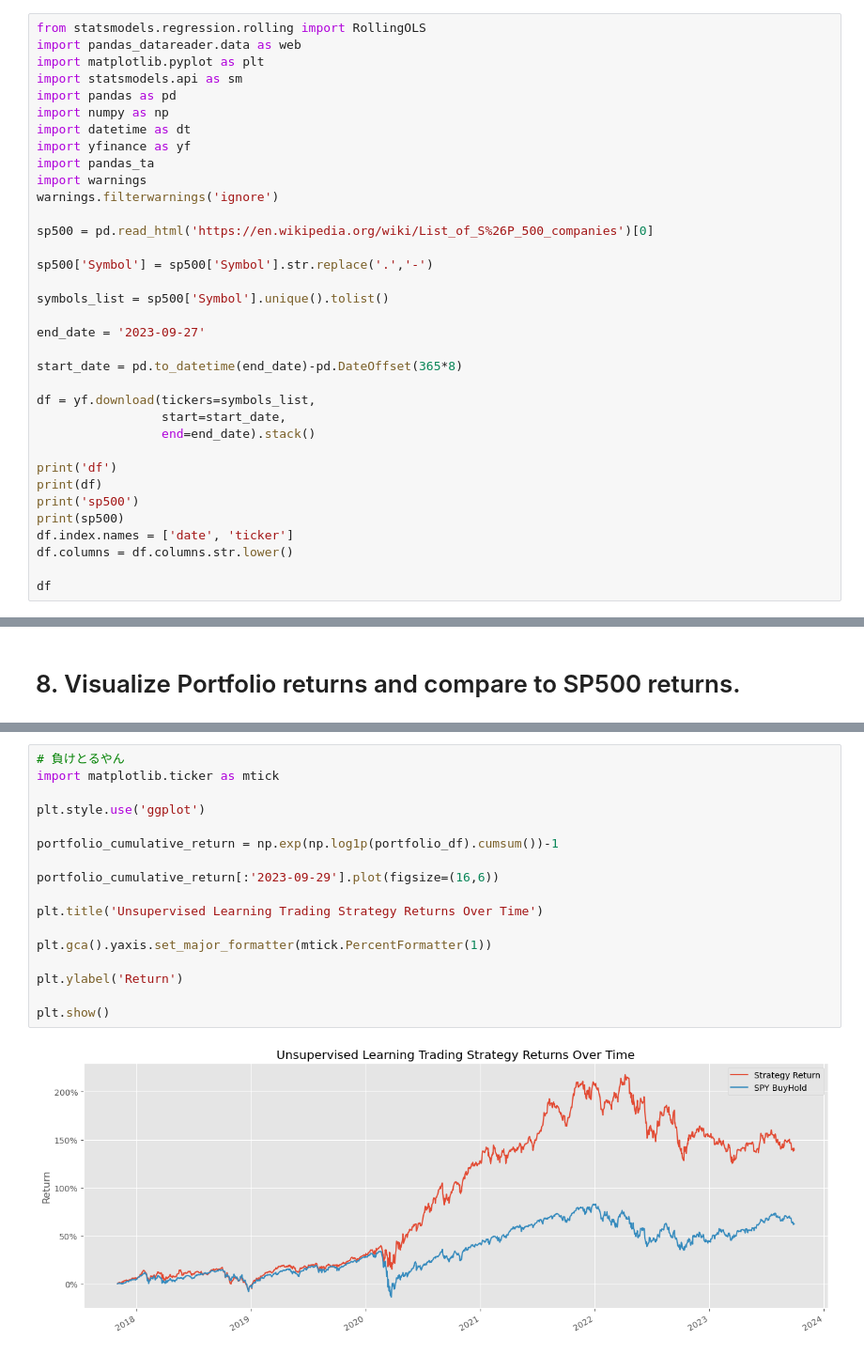
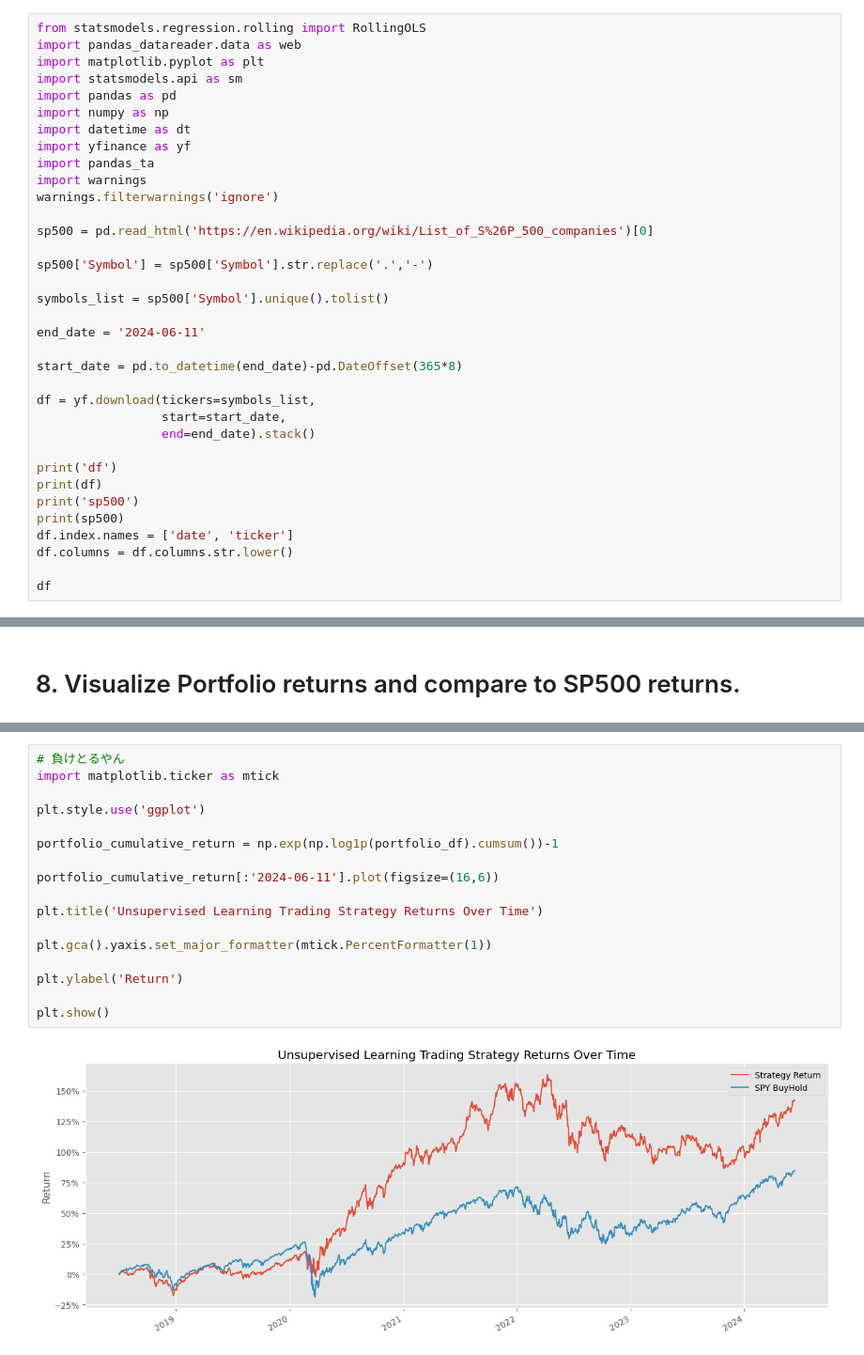
Before and after one commit to ryoseki/ml-trading-lesson, a Jupyter notebook: Algorithmic_Trading_Machine_Learning_Quant_Strategies.ipynb.ipynb, the cells around one changed output, grey strips where cells are left out. Shown at 94% size. Cells and saved outputs as stored; diff of their text form.

Commit message:
update date

```diff
--- a/Algorithmic_Trading_Machine_Learning_Quant_Strategies.ipynb.ipynb
+++ b/Algorithmic_Trading_Machine_Learning_Quant_Strategies.ipynb.ipynb
@@ -30,7 +30,7 @@ sp500['Symbol'] = sp500['Symbol'].str.replace('.','-')
 
 symbols_list = sp500['Symbol'].unique().tolist()
 
-end_date = '2023-09-27'
+end_date = '2024-06-11'
 
 start_date = pd.to_datetime(end_date)-pd.DateOffset(365*8)
 
@@ -747,19 +745,19 @@ portfolio_df
 # %%
 # 負けとるやん
 import matplotlib.ticker as mtick
 
 plt.style.use('ggplot')
 
 portfolio_cumulative_return = np.exp(np.log1p(portfolio_df).cumsum())-1
 
-portfolio_cumulative_return[:'2023-09-29'].plot(figsize=(16,6))
+portfolio_cumulative_return[:'2024-06-11'].plot(figsize=(16,6))
 
 plt.title('Unsupervised Learning Trading Strategy Returns Over Time')
 
 plt.gca().yaxis.set_major_formatter(mtick.PercentFormatter(1))
 
 plt.ylabel('Return')
 
 plt.show()
 # %% [output]
-[figure, old version]
+[figure, new version]
```
Also changed, not shown: parts of 15 cells of this notebook.
